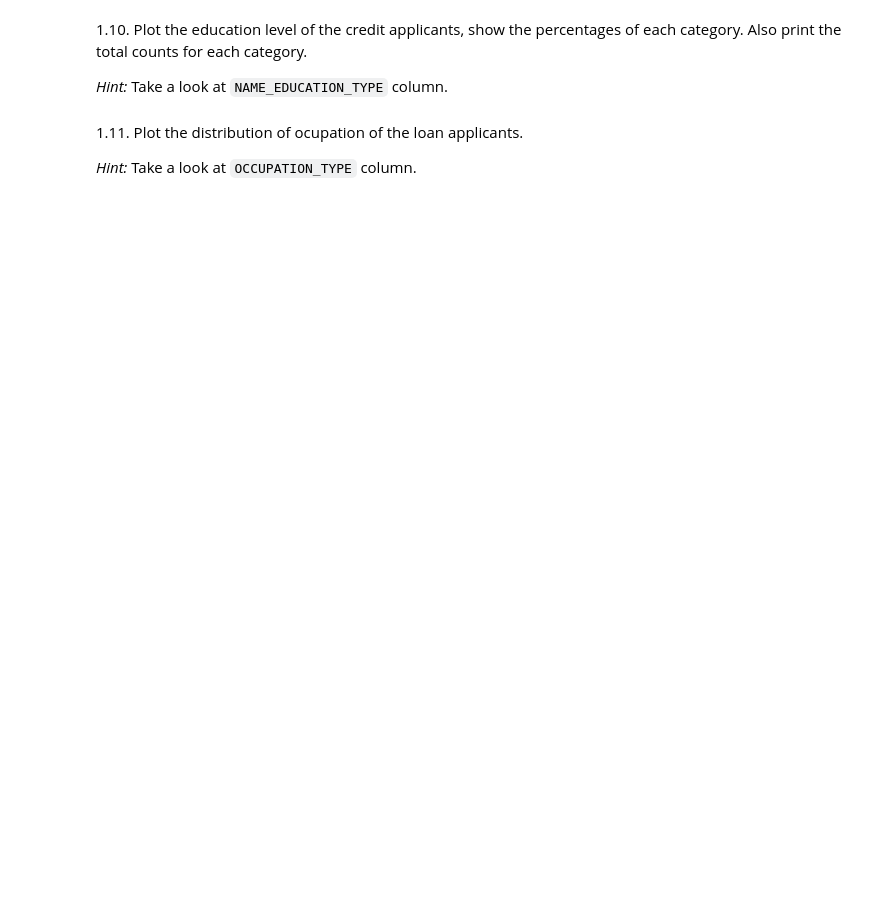
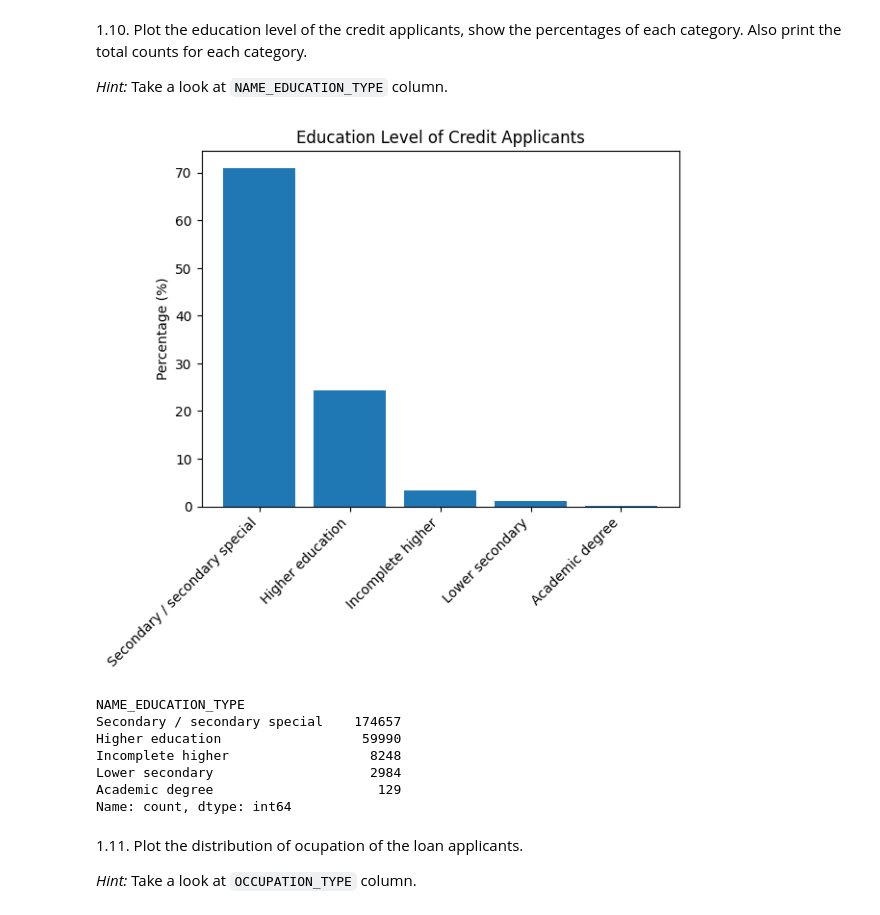
Before and after one commit to RicardoFW11/sprint_project_two, a Jupyter notebook: AnyoneAI - Sprint Project 02.ipynb, the cells around one changed output. Saved outputs shown, nothing was run; the diff lists cells and outputs as text; code cells hidden in the pictures; blank space fills up the shorter version.

```diff
--- a/AnyoneAI - Sprint Project 02.ipynb
+++ b/AnyoneAI - Sprint Project 02.ipynb
@@ -256,3 +252,21 @@ missing_data.sort_values("Percent", ascending=False).head(20)
+# %%
+### TODO Complete in this cell: level of education plot
+percent = app_train["NAME_EDUCATION_TYPE"].value_counts(normalize=True) * 100
+plt.bar(percent.index, percent.values)
+plt.xticks(rotation=45, ha="right")
+plt.title("Education Level of Credit Applicants")
+plt.ylabel("Percentage (%)")
+plt.show()
+app_train["NAME_EDUCATION_TYPE"].value_counts()
+# %% [output]
+[figure, added]
+NAME_EDUCATION_TYPE
+Secondary / secondary special    174657
+Higher education                  59990
+Incomplete higher                  8248
+Lower secondary                    2984
+Academic degree                     129
+Name: count, dtype: int64
 # %% [markdown]
 1.11. Plot the distribution of ocupation of the loan applicants.
 
```
Also changed, not shown: parts of 9 cells of this notebook.
